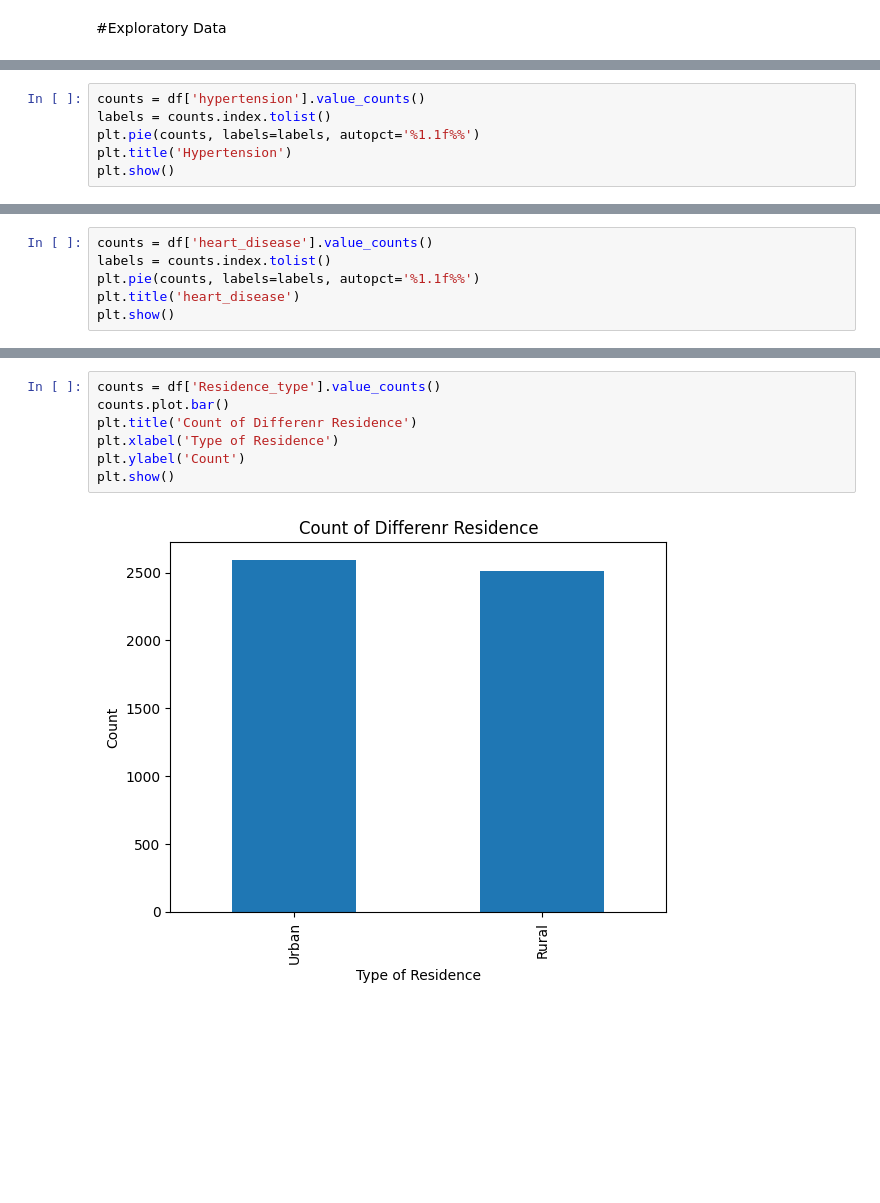
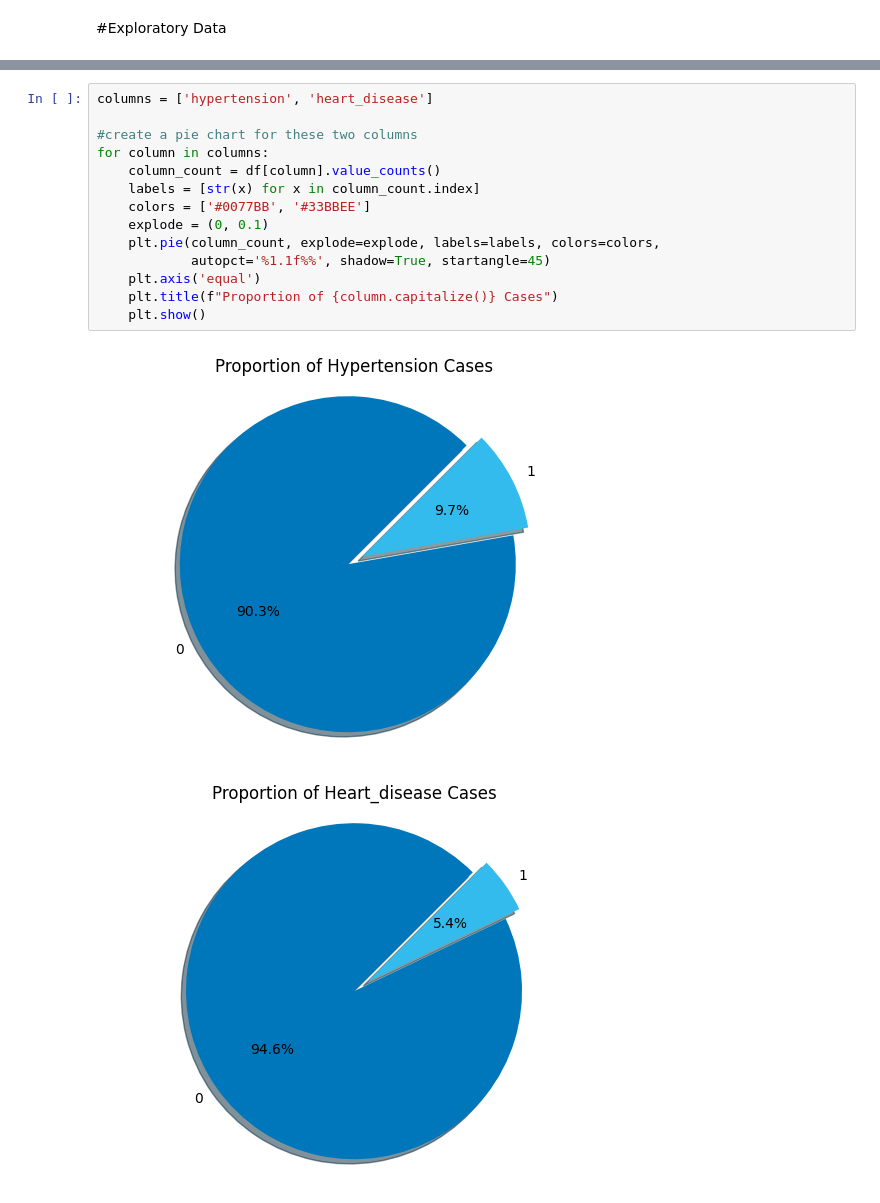
Before and after one commit to hawkeyedatatsai/Stroke-Prediction, a Jupyter notebook: Stroke_Prediction.ipynb, the cells around one changed output, grey strips where cells are left out. Drawn from its saved outputs; the diff is of its cells as text; blank space fills up the shorter version.

```diff
--- a/Stroke_Prediction.ipynb
+++ b/Stroke_Prediction.ipynb
@@ -233,6 +179,0 @@ ax.set_title('Distribution of Bmi');
-# %%
-counts = df['hypertension'].value_counts()
-labels = counts.index.tolist()
-plt.pie(counts, labels=labels, autopct='%1.1f%%')
-plt.title('Hypertension')
-plt.show()
@@ -241,6 +179,0 @@ plt.show()
-# %%
-counts = df['heart_disease'].value_counts()
-labels = counts.index.tolist()
-plt.pie(counts, labels=labels, autopct='%1.1f%%')
-plt.title('heart_disease')
-plt.show()
@@ -283,9 +180,17 @@ plt.show()
-# %%
-counts = df['Residence_type'].value_counts()
-counts.plot.bar()
-plt.title('Count of Differenr Residence')
-plt.xlabel('Type of Residence')
-plt.ylabel('Count')
-plt.show()
-# %% [output]
-[figure, removed]
+# %%
+columns = ['hypertension', 'heart_disease']
+
+#create a pie chart for these two columns
+for column in columns:
+    column_count = df[column].value_counts()
+    labels = [str(x) for x in column_count.index]
+    colors = ['#0077BB', '#33BBEE']
+    explode = (0, 0.1)
+    plt.pie(column_count, explode=explode, labels=labels, colors=colors,
+            autopct='%1.1f%%', shadow=True, startangle=45)
+    plt.axis('equal')
+    plt.title(f"Proportion of {column.capitalize()} Cases")
+    plt.show()
+# %% [output]
+[figure, added]
+[figure, added]
```
Also changed, not shown: parts of 43 cells of this notebook.
